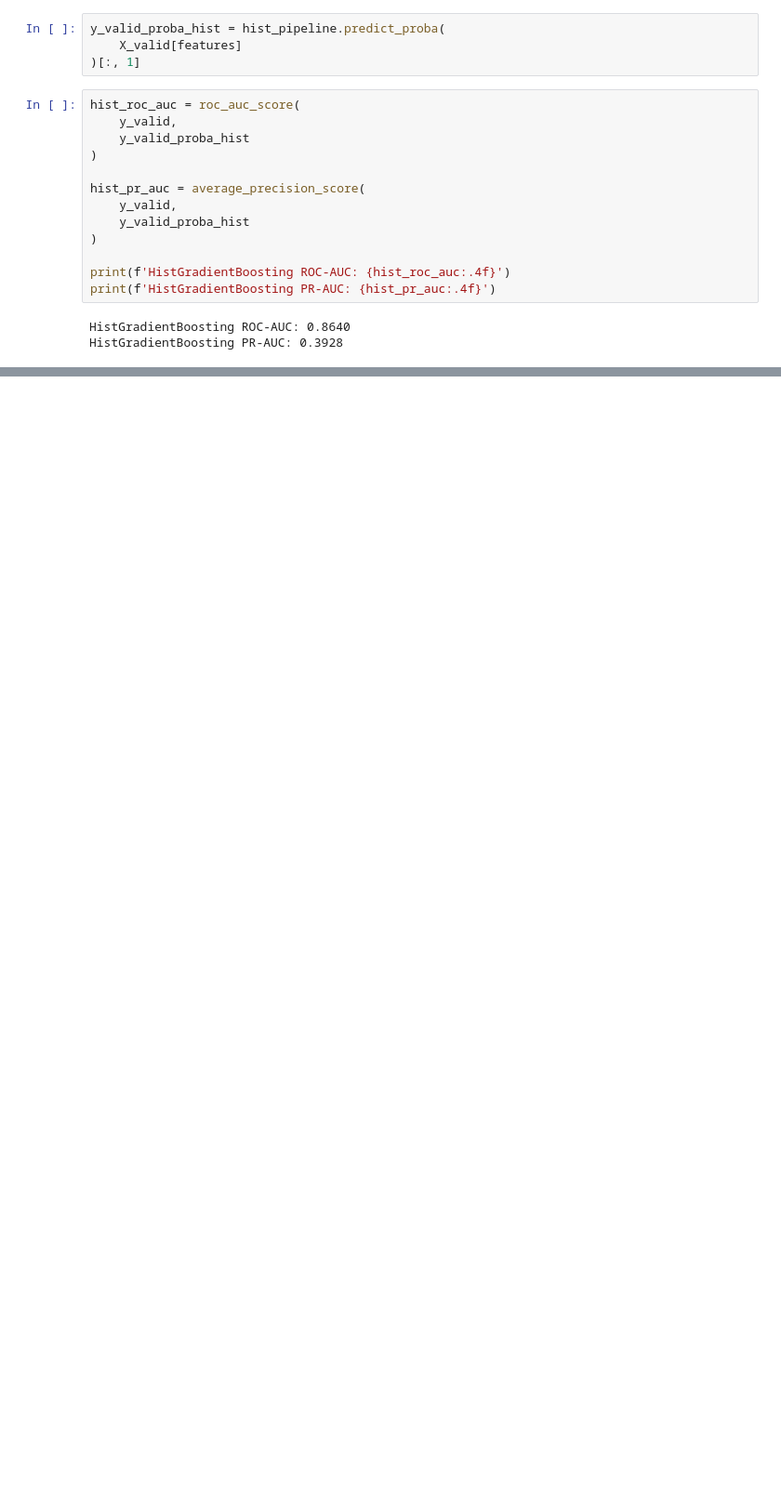
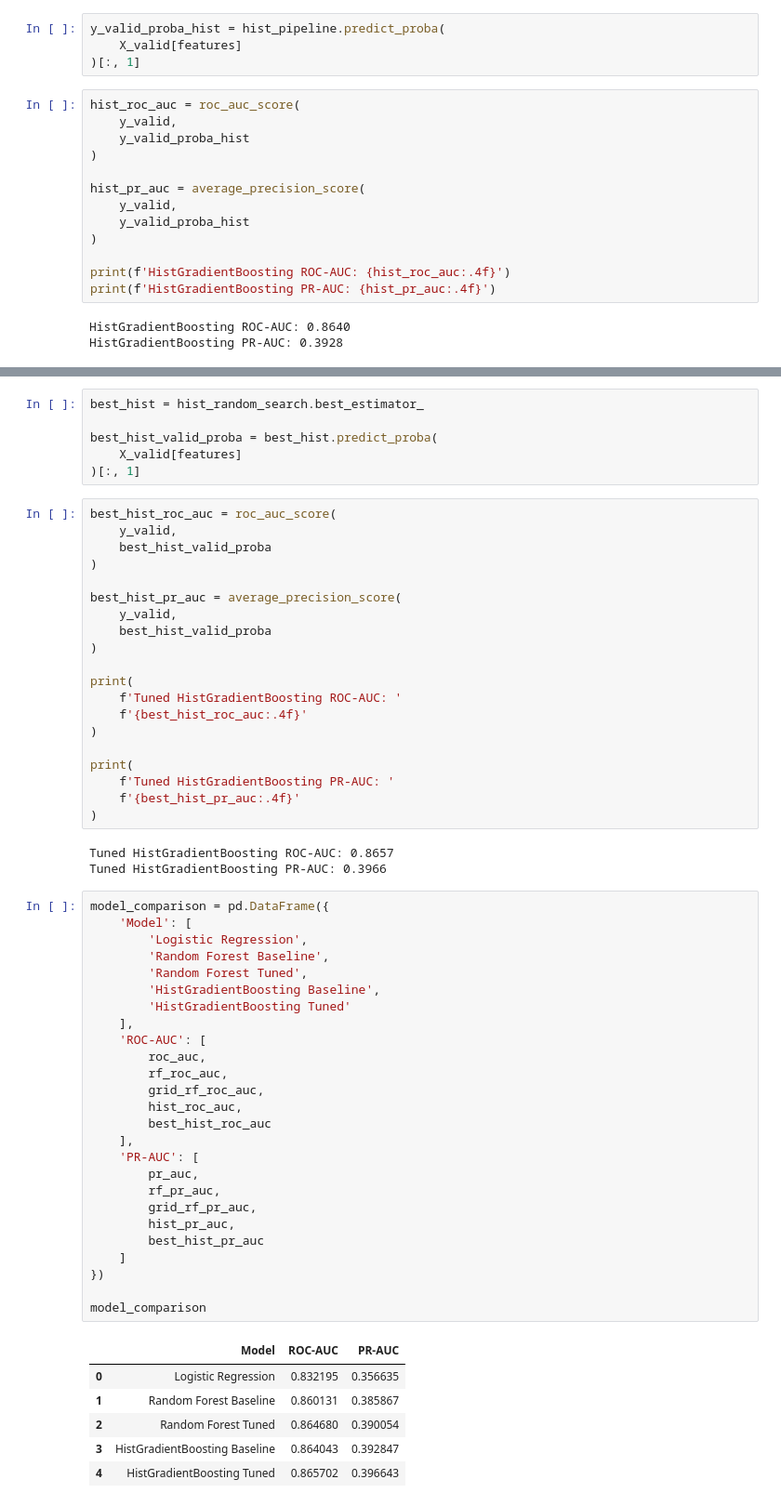
Before and after one commit to Randysman/credit_score, a Jupyter notebook: Modeling.ipynb, the cells around one changed output, grey strips where cells are left out. Shown at 93% size. Cells and saved outputs as stored; diff of their text form; blank space fills up the shorter version.

Commit message:
check tuned randomsearch

```diff
--- a/Modeling.ipynb
+++ b/Modeling.ipynb
@@ -1161,0 +1256,62 @@ HistGradientBoosting PR-AUC: 0.3928
+# %%
+best_hist = hist_random_search.best_estimator_
+
+best_hist_valid_proba = best_hist.predict_proba(
+    X_valid[features]
+)[:, 1]
+# %%
+best_hist_roc_auc = roc_auc_score(
+    y_valid,
+    best_hist_valid_proba
+)
+
+best_hist_pr_auc = average_precision_score(
+    y_valid,
+    best_hist_valid_proba
+)
+
+print(
+    f'Tuned HistGradientBoosting ROC-AUC: '
+    f'{best_hist_roc_auc:.4f}'
+)
+
+print(
+    f'Tuned HistGradientBoosting PR-AUC: '
+    f'{best_hist_pr_auc:.4f}'
+)
+# %% [output]
+Tuned HistGradientBoosting ROC-AUC: 0.8657
+Tuned HistGradientBoosting PR-AUC: 0.3966
+# %%
+model_comparison = pd.DataFrame({
+    'Model': [
+        'Logistic Regression',
+        'Random Forest Baseline',
+        'Random Forest Tuned',
+        'HistGradientBoosting Baseline',
+        'HistGradientBoosting Tuned'
+    ],
+    'ROC-AUC': [
+        roc_auc,
+        rf_roc_auc,
+        grid_rf_roc_auc,
+        hist_roc_auc,
+        best_hist_roc_auc
+    ],
+    'PR-AUC': [
+        pr_auc,
+        rf_pr_auc,
+        grid_rf_pr_auc,
+        hist_pr_auc,
+        best_hist_pr_auc
+    ]
+})
+
+model_comparison
+# %% [output]
+|  | Model | ROC-AUC | PR-AUC |
+| 0 | Logistic Regression | 0.832195 | 0.356635 |
+| 1 | Random Forest Baseline | 0.860131 | 0.385867 |
+| 2 | Random Forest Tuned | 0.864680 | 0.390054 |
+| 3 | HistGradientBoosting Baseline | 0.864043 | 0.392847 |
+| 4 | HistGradientBoosting Tuned | 0.865702 | 0.396643 |
```
Also changed, not shown: parts of 6 cells of this notebook.
